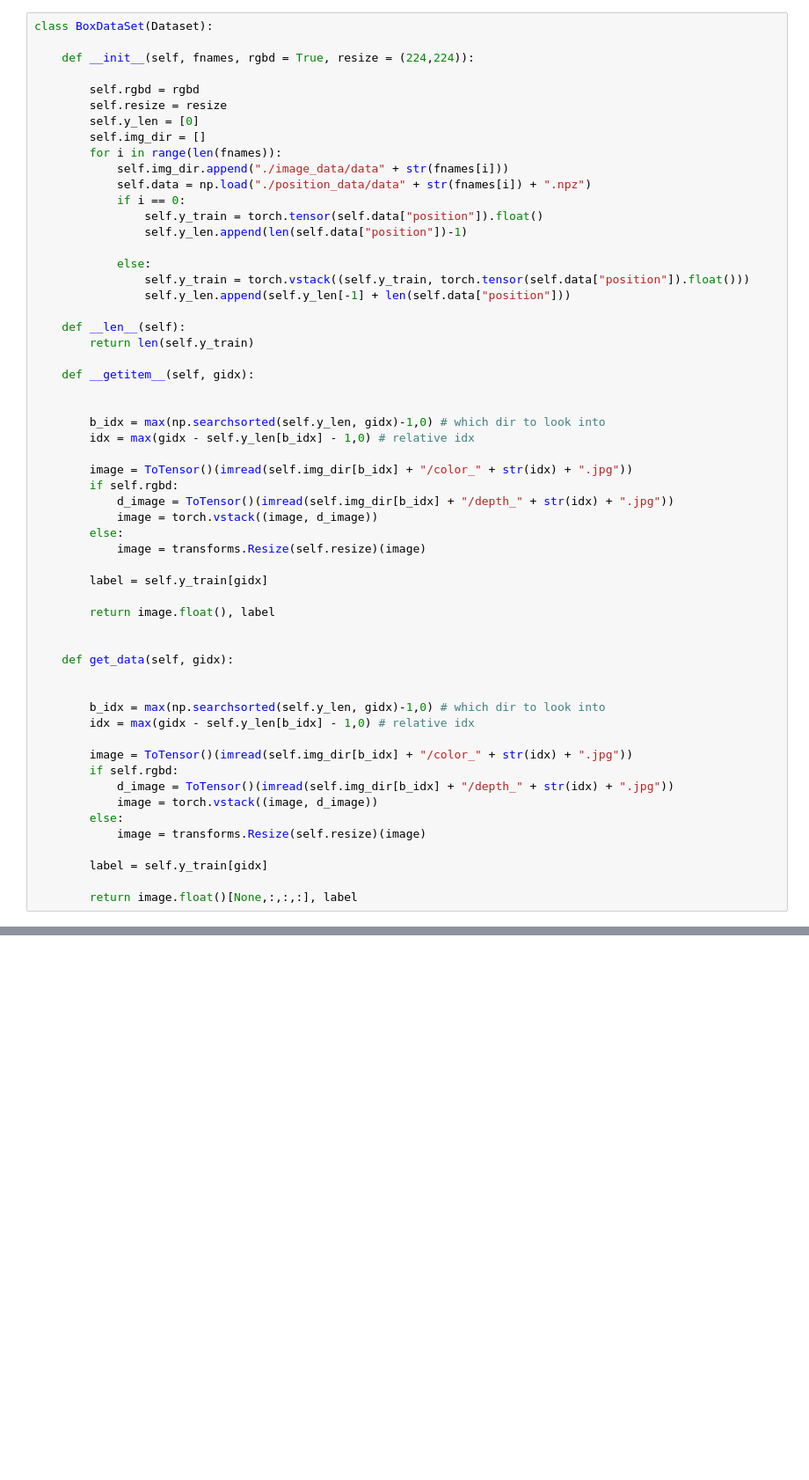
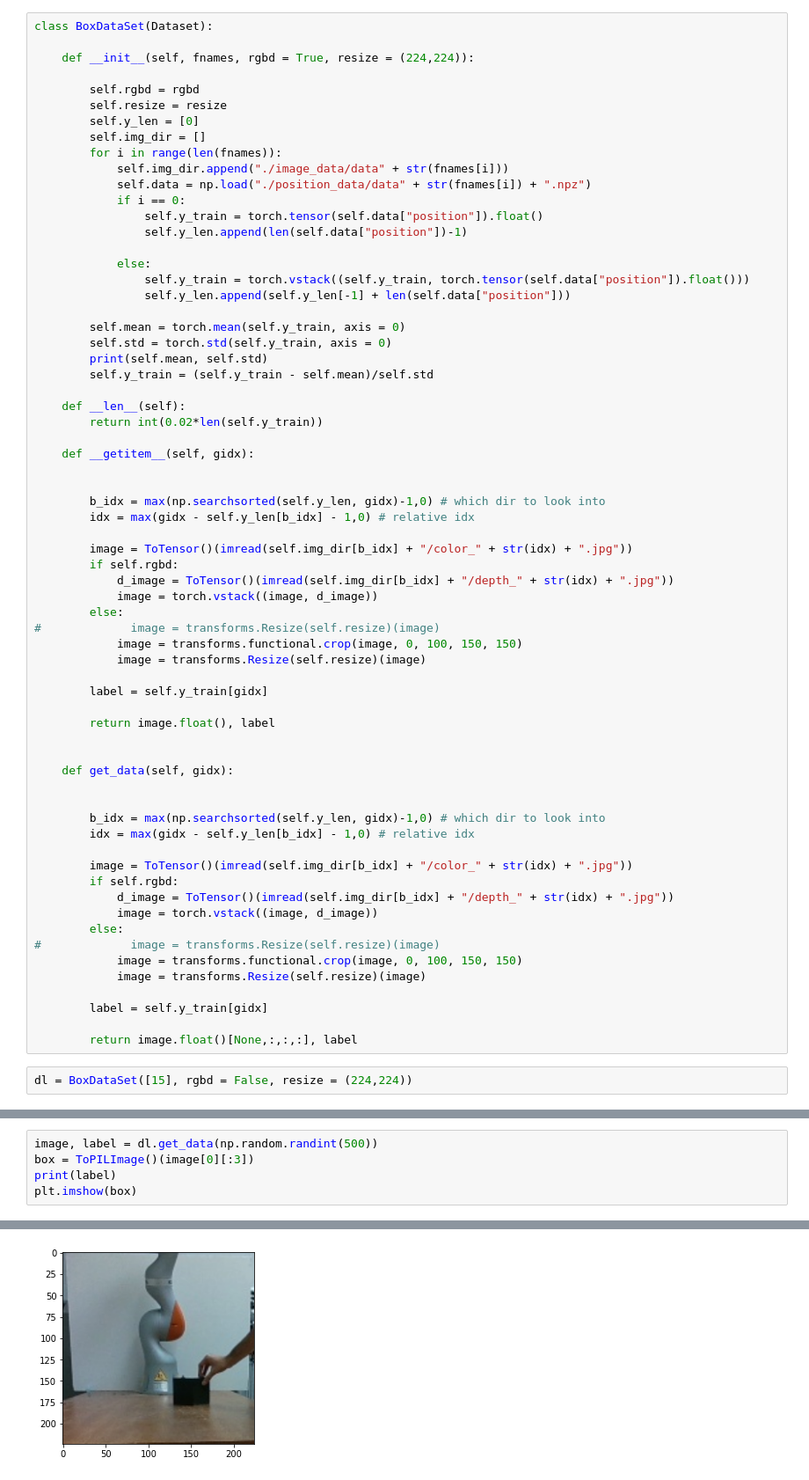
Before and after one commit to machines-in-motion/ioc_qp, a Jupyter notebook: vision/transfer_learning.ipynb, the cells around one changed output, grey strips where cells are left out. Shown at 88% size. Saved outputs shown, nothing was run; the diff lists cells and outputs as text; blank space fills up the shorter version.

```diff
--- a/vision/transfer_learning.ipynb
+++ b/vision/transfer_learning.ipynb
@@ -36,8 +38,13 @@ class BoxDataSet(Dataset):
                 self.y_train = torch.vstack((self.y_train, torch.tensor(self.data["position"]).float()))
                 self.y_len.append(self.y_len[-1] + len(self.data["position"]))
 
+        self.mean = torch.mean(self.y_train, axis = 0)
+        self.std = torch.std(self.y_train, axis = 0)
+        print(self.mean, self.std)
+        self.y_train = (self.y_train - self.mean)/self.std
+
     def __len__(self):
-        return len(self.y_train)
+        return int(0.02*len(self.y_train))
 
     def __getitem__(self, gidx):
 
@@ -50,6 +57,8 @@ class BoxDataSet(Dataset):
             d_image = ToTensor()(imread(self.img_dir[b_idx] + "/depth_" + str(idx) + ".jpg"))
             image = torch.vstack((image, d_image))
         else:
+#             image = transforms.Resize(self.resize)(image)
+            image = transforms.functional.crop(image, 0, 100, 150, 150)
             image = transforms.Resize(self.resize)(image)
 
         label = self.y_train[gidx]
@@ -68,8 +77,12 @@ class BoxDataSet(Dataset):
             d_image = ToTensor()(imread(self.img_dir[b_idx] + "/depth_" + str(idx) + ".jpg"))
             image = torch.vstack((image, d_image))
         else:
+#             image = transforms.Resize(self.resize)(image)
+            image = transforms.functional.crop(image, 0, 100, 150, 150)
             image = transforms.Resize(self.resize)(image)
 
         label = self.y_train[gidx]
 
         return image.float()[None,:,:,:], label
+# %%
+dl = BoxDataSet([15], rgbd = False, resize = (224,224))
@@ -75,0 +91,6 @@ class BoxDataSet(Dataset):
+# %%
+image, label = dl.get_data(np.random.randint(500))
+box = ToPILImage()(image[0][:3])
+print(label)
+plt.imshow(box)
+# %% [output]
@@ -76,3 +99,4 @@ class BoxDataSet(Dataset):
+[figure, added]
 # %%
 # loading pretrainined net
 class PreTrained(nn.Module):
```
Also changed, not shown: parts of 10 cells of this notebook, 5 other files.
